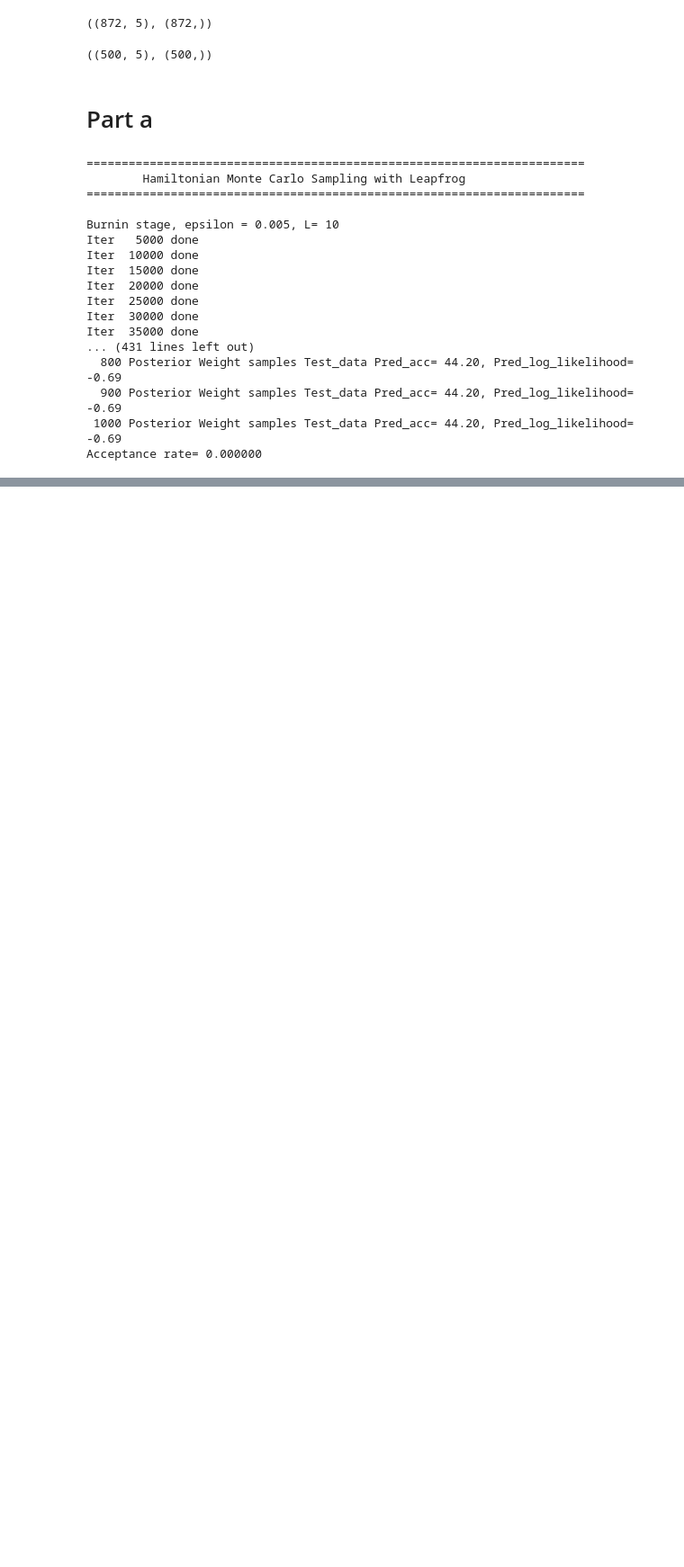
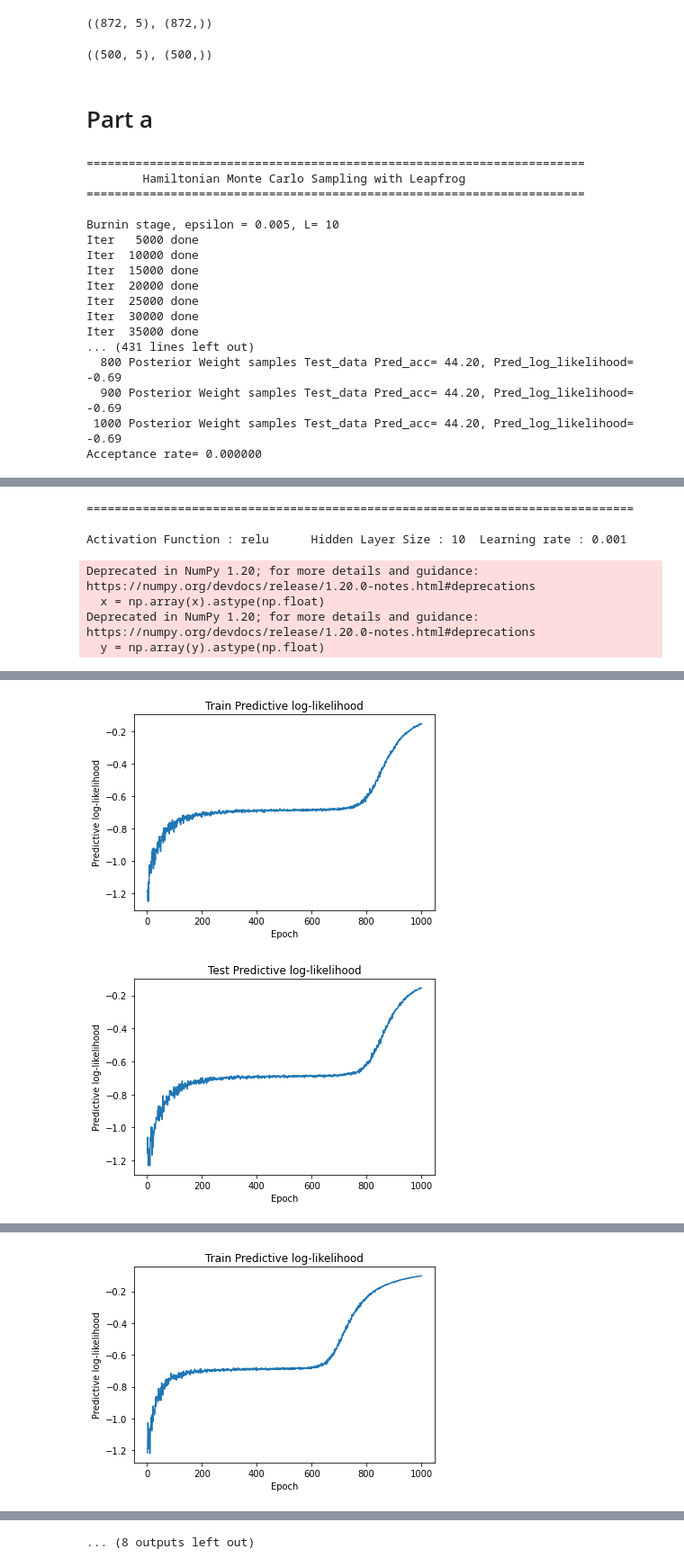
Before and after one commit to tgautam03/CS6190-ProbabilisticML, a Jupyter notebook: assignments/a5/Q3.ipynb, the cells around one changed output, grey strips where cells are left out. Shown at 90% size. Cells and saved outputs as stored; diff of their text form; code cells hidden in the pictures; blank space fills up the shorter version.

```diff
--- a/assignments/a5/Q3.ipynb
+++ b/assignments/a5/Q3.ipynb
@@ -285,0 +512,48 @@ Acceptance rate= 0.000000
+# %%
+train_filename= "data/data/bank-note/train.csv"
+test_filename = "data/data/bank-note/test.csv"
+
+train_data    = BankData(train_filename)
+train_loader  = torch.utils.data.DataLoader(dataset= train_data,  batch_size= train_batch_size, shuffle= True , num_workers = workers)
+
+test_data     = BankData(test_filename)
+test_loader   = torch.utils.data.DataLoader(dataset= test_data,  batch_size= test_batch_size, shuffle= False, num_workers = workers)
+n_hidden_val = [10, 20, 50]
+activation_val = ['relu', 'tanh']
+for activation in activation_val:
+    for n_hidden in n_hidden_val:
+        #for lr in lr_val:
+        net = BayesianNetwork(n_hidden= n_hidden, activation= activation).to(device)
+        optimizer = torch.optim.Adam(net.parameters(), lr = lr)
+        print("\n\n==============================================================================\n")
+        print("Activation Function : {} \tHidden Layer Size : {} \tLearning rate : {}\n".format(activation, n_hidden, lr))
+        train_like = []
+        test_like = []
+        for epoch in range(1,max_epoch+1):
+            train(net, train_loader, optimizer, epoch)
+            train_like.append(predictive_log_likelihood(net, train_loader).cpu())
+            test_like.append(predictive_log_likelihood(net, test_loader).cpu())
+        pred_acc = predictive_accuracy(net, test_loader)
+        pred_like = predictive_log_likelihood(net, test_loader)
+        print("\n Predictive Accuracy : {:.4f} \tPredictive Log Likelihood : {:.4f}".format(pred_acc, pred_like))
+
+        plt.plot(np.arange(max_epoch)+1, train_like)
+        plt.title("Train Predictive log-likelihood")
+        plt.xlabel("Epoch")
+        plt.ylabel("Predictive log-likelihood")
+        plt.show()
+
+
+        plt.plot(np.arange(max_epoch) + 1, test_like)
+        plt.title("Test Predictive log-likelihood")
+        plt.xlabel("Epoch")
+        plt.ylabel("Predictive log-likelihood")
+        plt.show()
+# %% [output]
+==============================================================================
+
+Activation Function : relu      Hidden Layer Size : 10  Learning rate : 0.001
+Deprecated in NumPy 1.20; for more details and guidance: https://numpy.org/devdocs/release/1.20.0-notes.html#deprecations
+  x = np.array(x).astype(np.float)
+Deprecated in NumPy 1.20; for more details and guidance: https://numpy.org/devdocs/release/1.20.0-notes.html#deprecations
+  y = np.array(y).astype(np.float)
@@ -285,0 +572,2 @@ Acceptance rate= 0.000000
+[figure, added]
+[figure, added]
@@ -285,0 +590 @@ Acceptance rate= 0.000000
+[figure, added]
@@ -285,0 +626 @@ Acceptance rate= 0.000000
+... (8 outputs left out)
```
Also changed, not shown: parts of 4 cells of this notebook.
